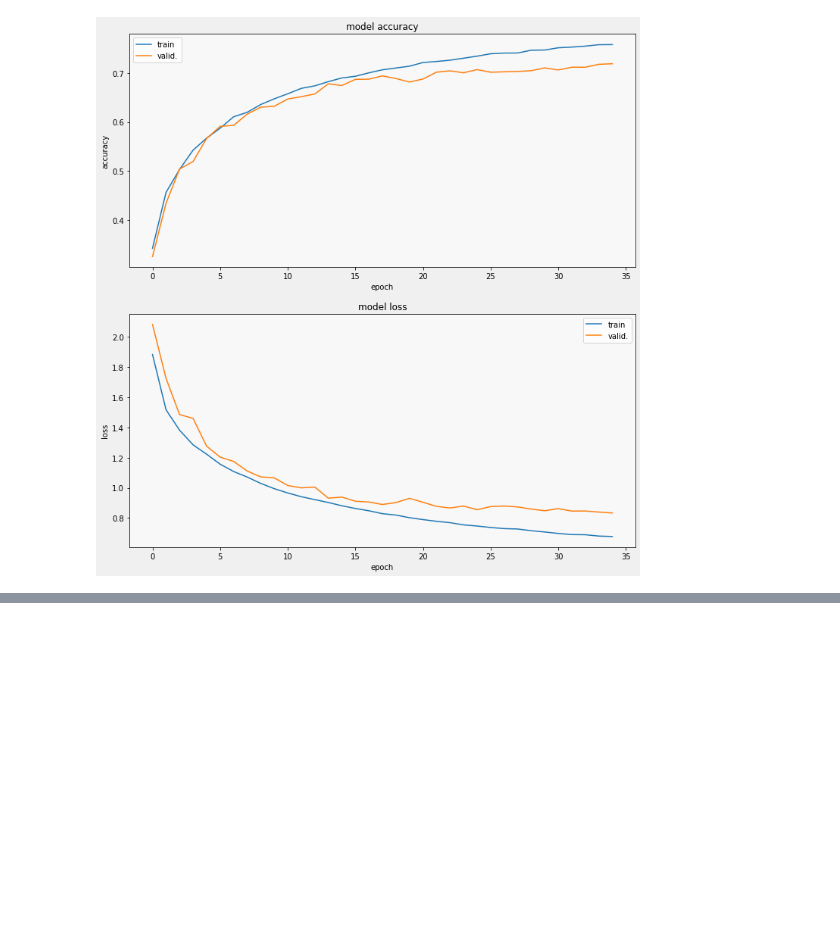
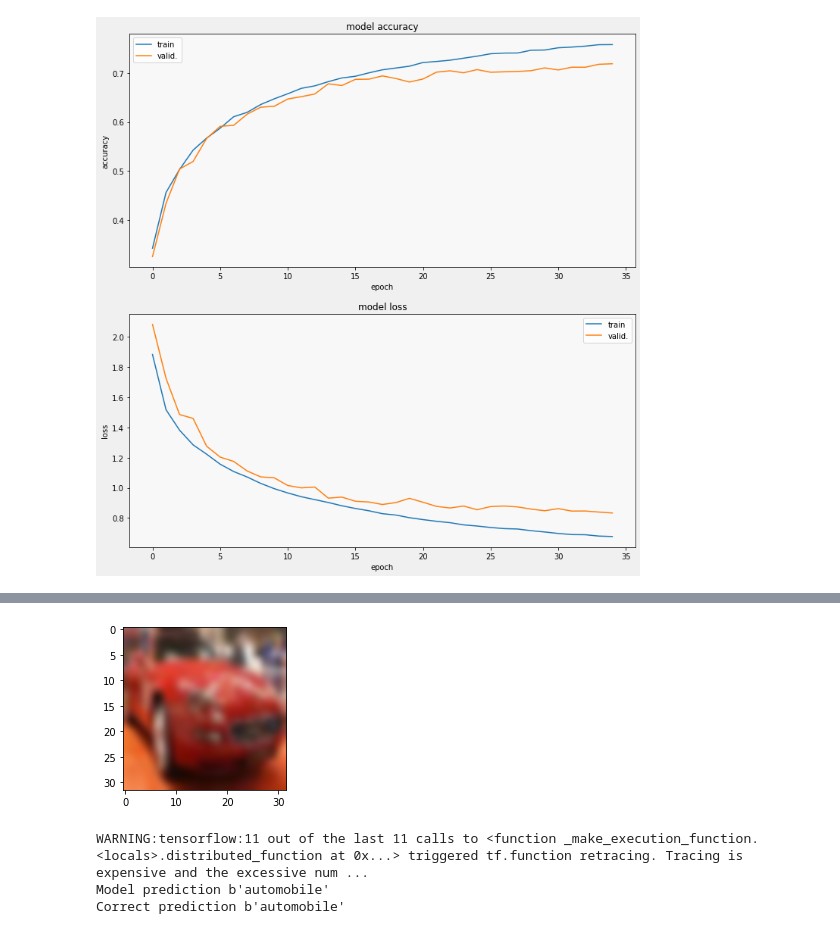
Before and after one commit to tnfru/colab_research, a Jupyter notebook: CIFAR10.ipynb, the cells around one changed output, grey strips where cells are left out. Cells and saved outputs as stored; diff of their text form; code cells hidden in the pictures; blank space fills up the shorter version.

```diff
--- a/CIFAR10.ipynb
+++ b/CIFAR10.ipynb
@@ -108,8 +108,8 @@ X_test.shape, Y_test.shape
 # %% [output]
 0
 # %%
-X = X / 255
-X_test = X_test / 255
+X = X / 255.0
+X_test = X_test / 255.0
 X = X - X.mean(axis=0)
 X_test = X_test - X_test.mean(axis=0)
 # %%
@@ -264,0 +267,13 @@ display_training_curves(history.history['loss'], history.history['val_loss'], 'l
+# %%
+def plot_CIFAR(ind, X):
+  # credit https://www.quora.com/How-can-l-visualize-cifar-10-data-RGB-using-python-matplotlib
+
+    arr = X[ind]
+    R = arr[0:1024].reshape(32,32)/255.0
+    G = arr[1024:2048].reshape(32,32)/255.0
+    B = arr[2048:].reshape(32,32)/255.0
+
+    img = np.dstack((R,G,B))
+    fig = plt.figure(figsize=(3,3))
+    ax = fig.add_subplot(111)
+    ax.imshow(img,interpolation='bicubic')
@@ -264,0 +298,10 @@ display_training_curves(history.history['loss'], history.history['val_loss'], 'l
+# %%
+plot_CIFAR(5, db_1[b'data'])
+# %% [output]
+[figure, added]
+# %%
+prediction_vs_true(5, db_1)
+# %% [output]
+WARNING:tensorflow:11 out of the last 11 calls to <function _make_execution_function.<locals>.distributed_function at 0x...> triggered tf.function retracing. Tracing is expensive and the excessive num ...
+Model prediction b'automobile'
+Correct prediction b'automobile'
```
Also changed, not shown: parts of 7 cells of this notebook.
